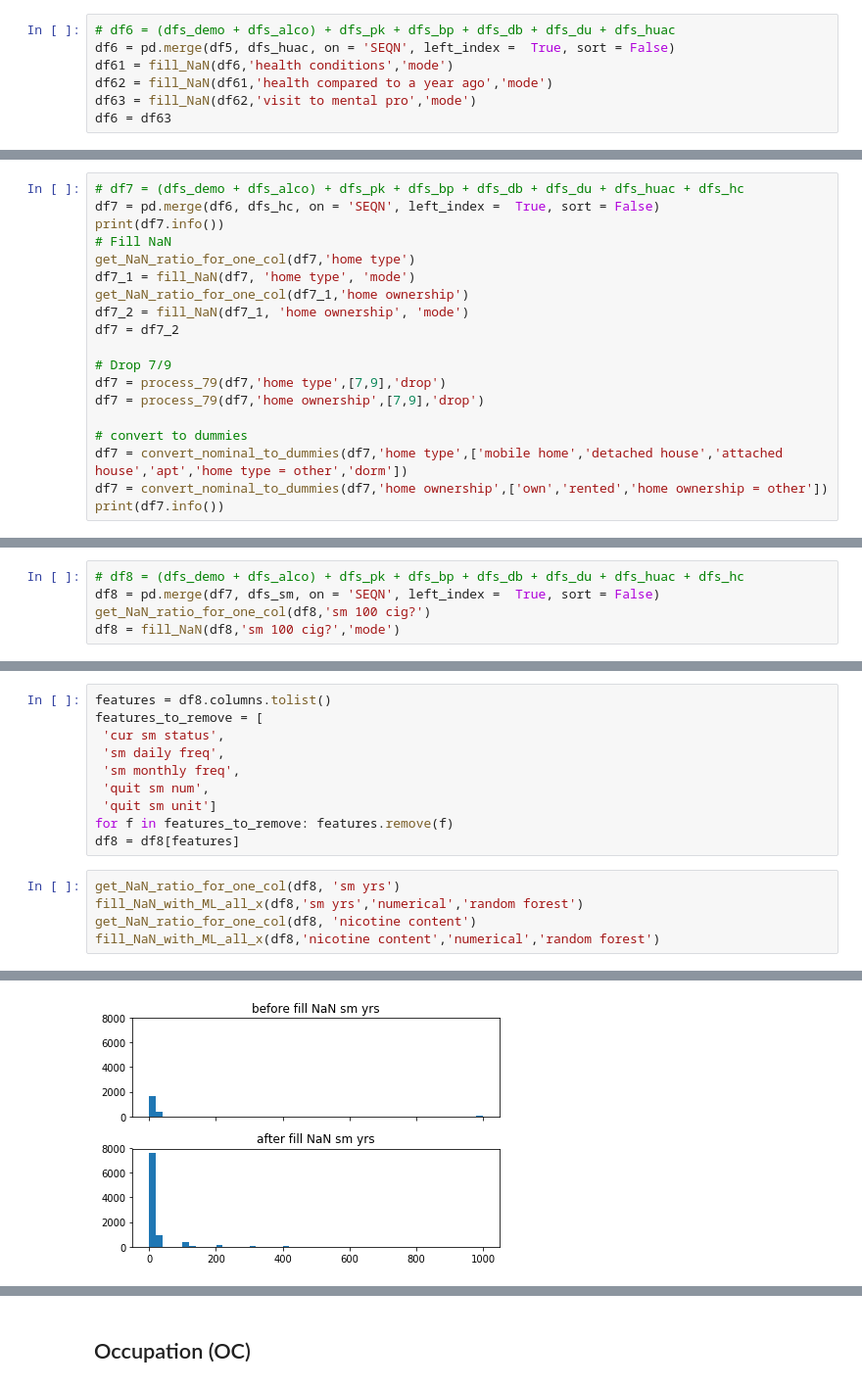
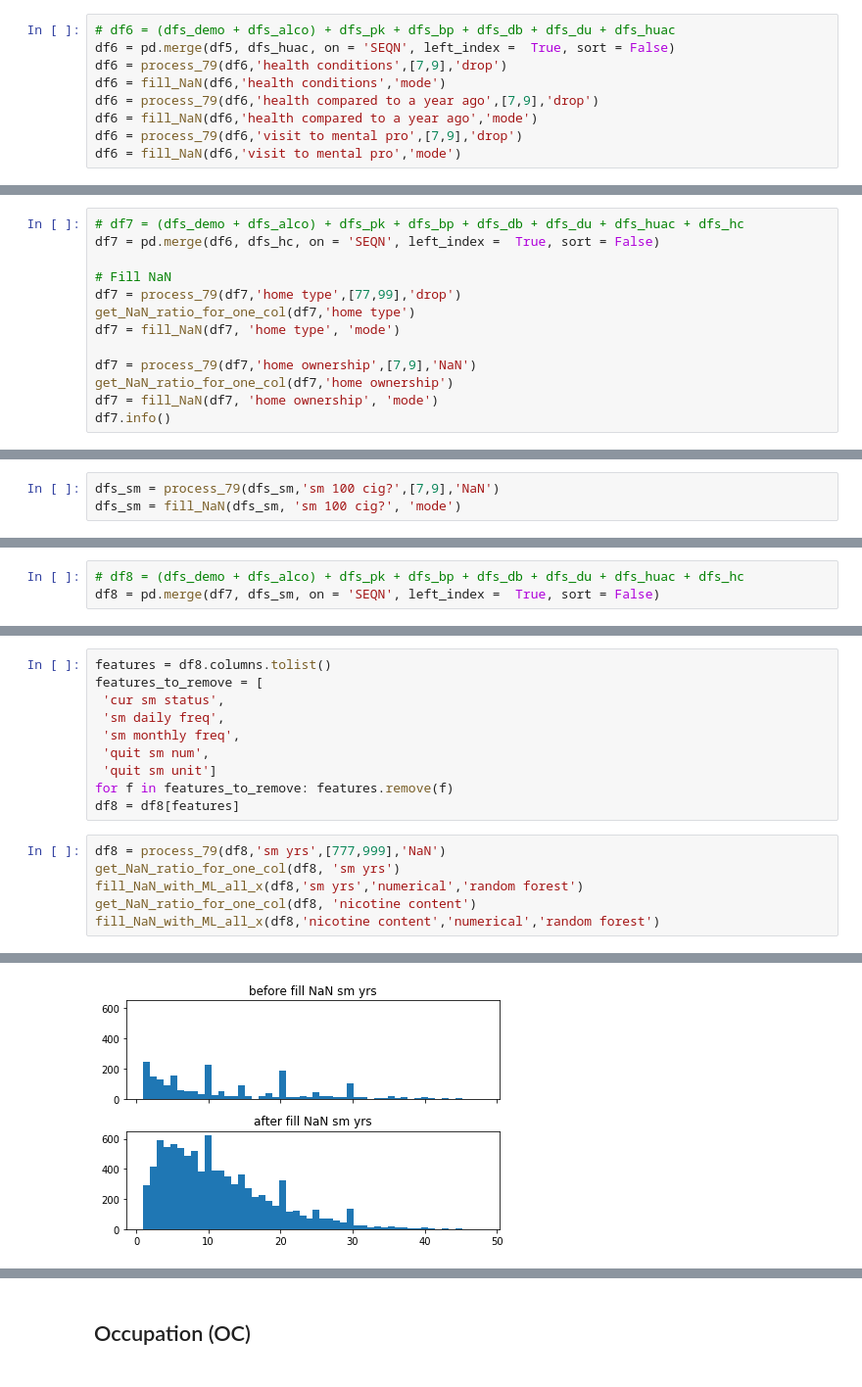
Before and after one commit to vivianfu1995/capstone, a Jupyter notebook: part1_data_cleaning_edit3.ipynb, the cells around one changed output, grey strips where cells are left out. Shown at 98% size. Saved outputs shown, nothing was run; the diff lists cells and outputs as text.

```diff
--- a/Feature_Engineering_part1_edit2.ipynb
+++ b/part1_data_cleaning_edit3.ipynb
@@ -1214,8 +1295,10 @@ After joining to df6, only one missing value in each of the three variables. Dir
 # %%
 # df6 = (dfs_demo + dfs_alco) + dfs_pk + dfs_bp + dfs_db + dfs_du + dfs_huac
 df6 = pd.merge(df5, dfs_huac, on = 'SEQN', left_index =  True, sort = False)
-df61 = fill_NaN(df6,'health conditions','mode')
-df62 = fill_NaN(df61,'health compared to a year ago','mode')
-df63 = fill_NaN(df62,'visit to mental pro','mode')
-df6 = df63
+df6 = process_79(df6,'health conditions',[7,9],'drop')
+df6 = fill_NaN(df6,'health conditions','mode')
+df6 = process_79(df6,'health compared to a year ago',[7,9],'drop')
+df6 = fill_NaN(df6,'health compared to a year ago','mode')
+df6 = process_79(df6,'visit to mental pro',[7,9],'drop')
+df6 = fill_NaN(df6,'visit to mental pro','mode')
 # %% [output]
@@ -1283,20 +1366,14 @@ These two variables are all nominal. First fill NaN, then drop 7/9 in both since
 # %%
 # df7 = (dfs_demo + dfs_alco) + dfs_pk + dfs_bp + dfs_db + dfs_du + dfs_huac + dfs_hc
 df7 = pd.merge(df6, dfs_hc, on = 'SEQN', left_index =  True, sort = False)
-print(df7.info())
+
 # Fill NaN
+df7 = process_79(df7,'home type',[77,99],'drop')
 get_NaN_ratio_for_one_col(df7,'home type')
-df7_1 = fill_NaN(df7, 'home type', 'mode')
-get_NaN_ratio_for_one_col(df7_1,'home ownership')
-df7_2 = fill_NaN(df7_1, 'home ownership', 'mode')
-df7 = df7_2
+df7 = fill_NaN(df7, 'home type', 'mode')
 
-# Drop 7/9
-df7 = process_79(df7,'home type',[7,9],'drop')
-df7 = process_79(df7,'home ownership',[7,9],'drop')
-
-# convert to dummies
-df7 = convert_nominal_to_dummies(df7,'home type',['mobile home','detached house','attached house','apt','home type = other','dorm'])
-df7 = convert_nominal_to_dummies(df7,'home ownership',['own','rented','home ownership = other'])
-print(df7.info())
+df7 = process_79(df7,'home ownership',[7,9],'NaN')
+get_NaN_ratio_for_one_col(df7,'home ownership')
+df7 = fill_NaN(df7, 'home ownership', 'mode')
+df7.info()
 # %% [output]
@@ -1397,3 +1474,6 @@ The following variables are all related:
 - nicotine content
 
 Let's deal with cur sm status and its related variables first before merging the smoking questions to the previous dataframe
+# %%
+dfs_sm = process_79(dfs_sm,'sm 100 cig?',[7,9],'NaN')
+dfs_sm = fill_NaN(dfs_sm, 'sm 100 cig?', 'mode')
@@ -1435,5 +1519,3 @@ merge df_sm_status back to dfs_sm after dealing with above..skip for now
 # %%
 # df8 = (dfs_demo + dfs_alco) + dfs_pk + dfs_bp + dfs_db + dfs_du + dfs_huac + dfs_hc
 df8 = pd.merge(df7, dfs_sm, on = 'SEQN', left_index =  True, sort = False)
-get_NaN_ratio_for_one_col(df8,'sm 100 cig?')
-df8 = fill_NaN(df8,'sm 100 cig?','mode')
@@ -1458,6 +1532,7 @@ features_to_remove = [
 for f in features_to_remove: features.remove(f)
 df8 = df8[features]
 # %%
+df8 = process_79(df8,'sm yrs',[777,999],'NaN')
 get_NaN_ratio_for_one_col(df8, 'sm yrs')
 fill_NaN_with_ML_all_x(df8,'sm yrs','numerical','random forest')
 get_NaN_ratio_for_one_col(df8, 'nicotine content')
@@ -1483 +1558 @@ after filling NaN, valid entries of  nicotine content is  9219
-[figure, old version]
+[figure, new version]
```
Also changed, not shown: parts of 46 cells of this notebook, 3 other files.
